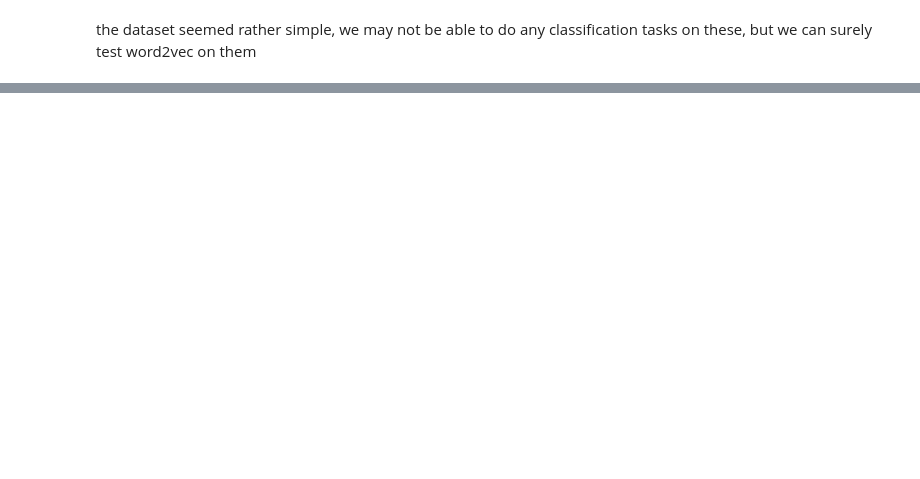
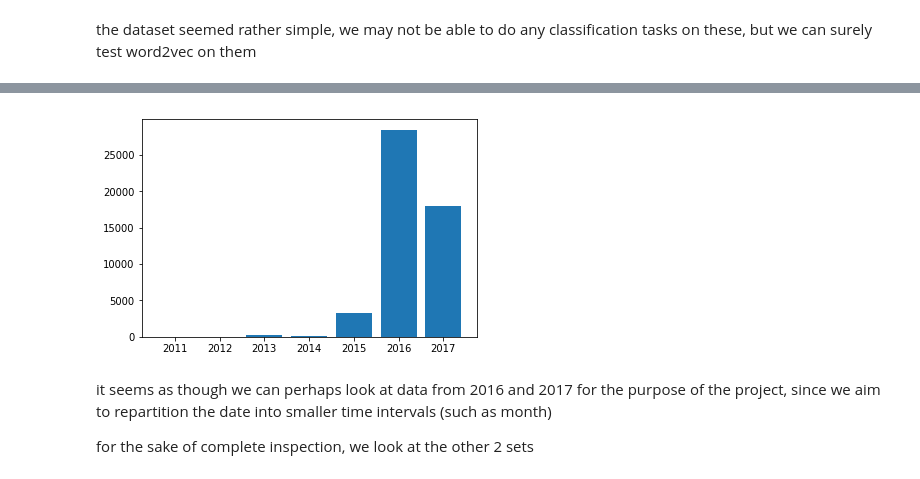
Before and after one commit to ruoyzhang/News_data_exploration, a Jupyter notebook: exploring_reaily_available_article_data_sets.ipynb, the cells around one changed output, grey strips where cells are left out. Cells and saved outputs as stored; diff of their text form; code cells hidden in the pictures; blank space fills up the shorter version.

```diff
--- a/exploring_reaily_available_article_data_sets.ipynb
+++ b/exploring_reaily_available_article_data_sets.ipynb
@@ -7,3 +3,11 @@ data_path = '~/projects/news_exploration/Data/'
+# %%
+import pandas as pd
+import numpy as np
+from collections import Counter
+from matplotlib import pyplot as plt
+from tqdm import tqdm
+
+data_path = '/Users/ruoyangzhang/Documents/PythonWorkingDirectory/news_exploration/Data/'
 # %%
 data_1 = pd.read_csv(data_path+'all-the-news/articles1.csv')
 # %%
@@ -25,0 +72,8 @@ the dataset seemed rather simple, we may not be able to do any classification ta
+# %%
+counter_obj = Counter(data_1.date)
+new_counter_obj = {}
+for k,v in tqdm(counter_obj.items()):
+    if k[:4] not in new_counter_obj.keys():
+        new_counter_obj[k[:4]] = v
+    else:
+        new_counter_obj[k[:4]] += v
@@ -25,0 +90,11 @@ the dataset seemed rather simple, we may not be able to do any classification ta
+# %%
+sorted_dates = sorted([key[:4] for key in new_counter_obj.keys()])
+plt.bar(range(len(new_counter_obj)), [new_counter_obj[key] for key in sorted_dates], align = 'center')
+plt.xticks(range(len(new_counter_obj)), sorted_dates)
+plt.show()
+# %% [output]
+[figure, added]
+# %% [markdown]
+it seems as though we can perhaps look at data from 2016 and 2017 for the purpose of the project, since we aim to repartition the date into smaller time intervals (such as month)
+
+for the sake of complete inspection, we look at the other 2 sets
```
Also changed, not shown: parts of 18 cells of this notebook, 1 other file.
